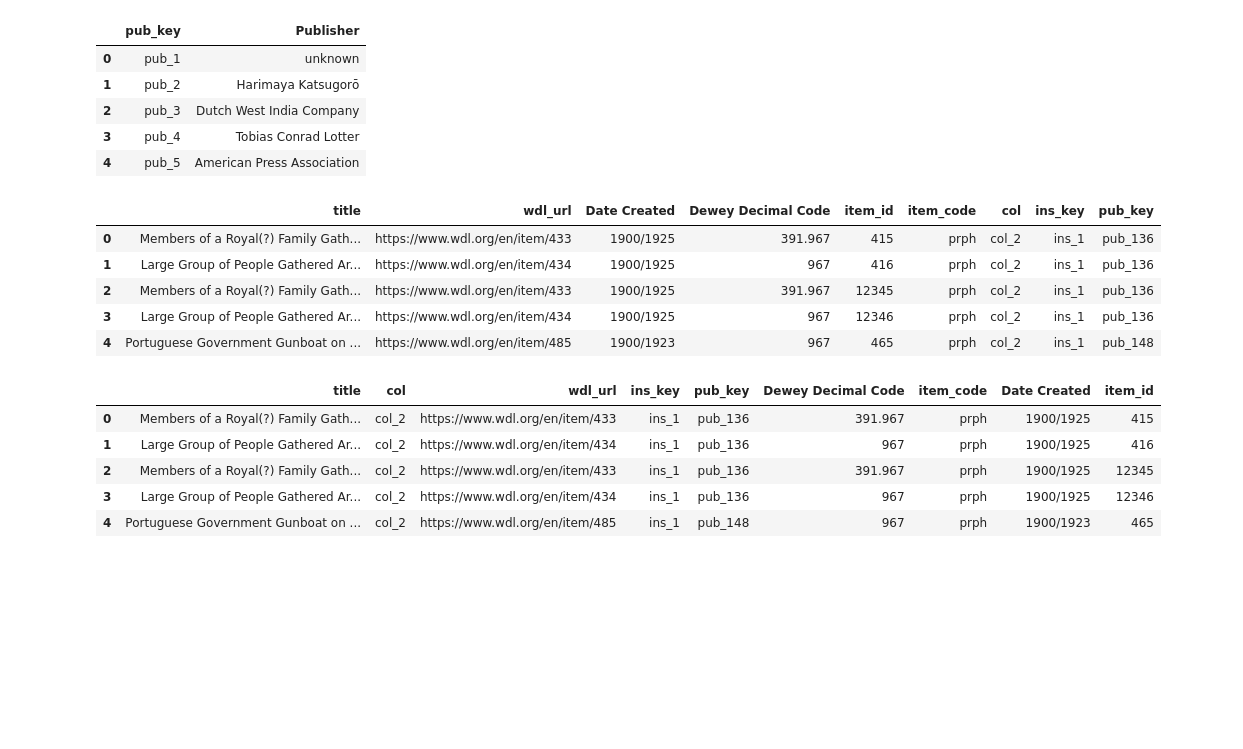
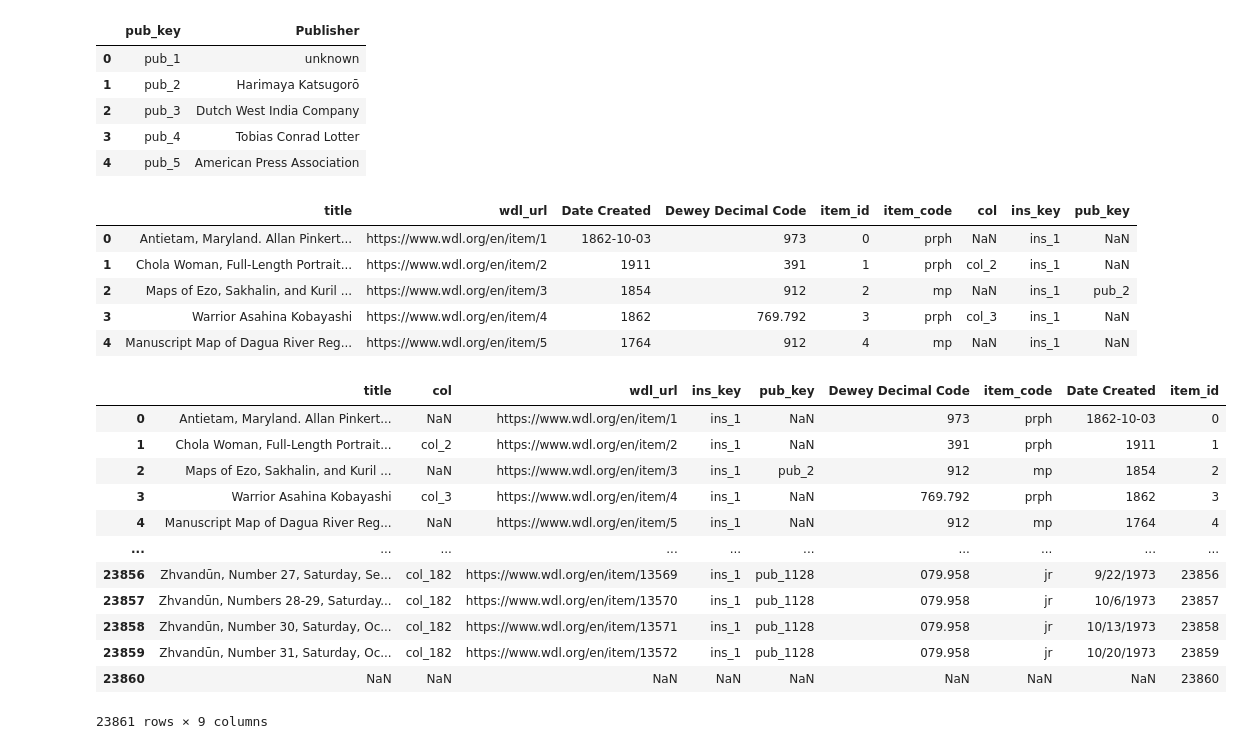
Before and after one commit to caitepley/Project-3, a Jupyter notebook: items_processing.ipynb, the cells around one changed output. Saved outputs shown, nothing was run; the diff lists cells and outputs as text; code cells hidden in the pictures; blank space fills up the shorter version.

```diff
--- a/items_processing.ipynb
+++ b/items_processing.ipynb
@@ -93,7 +94,7 @@ item_type_df
 | 6 | jr | Journals |
 | 7 | np | Newspapers |
 # %%
-items_df = loc_df.merge(item_type_df,how='inner')
+items_df = loc_df.merge(item_type_df,how='left')
 items_df.drop(columns=['Type of Item'],inplace=True)
 items_df
 # %% [output]
@@ -121,7 +122,7 @@ col_type_df.head()
 | 3 | col_4 | Henry Harrisse Collection |
 | 4 | col_5 | United States History |
 # %%
-items_df = items_df.merge(col_type_df,how='inner')
+items_df = items_df.merge(col_type_df,how='left')
 items_df.drop(columns='collection',inplace=True)
 items_df.head()
 # %% [output]
@@ -142,7 +143,7 @@ ins_type_df.head()
 | 3 | ins_4 | National Library of Russia |
 | 4 | ins_5 | Mamma Haidara Commemorative Library |
 # %%
-items_df = items_df.merge(ins_type_df,how='inner')
+items_df = items_df.merge(ins_type_df,how='left')
 items_df.drop(columns='Institution',inplace=True)
 items_df.head()
 # %% [output]
@@ -163,27 +164,34 @@ pub_type_df.head()
 | 3 | pub_4 | Tobias Conrad Lotter |
 | 4 | pub_5 | American Press Association |
 # %%
-items_df = items_df.merge(pub_type_df,how='inner')
+items_df = items_df.merge(pub_type_df,how='left')
 items_df.drop(columns='Publisher',inplace=True)
 items_df.head()
 # %% [output]
 |  | title | wdl_url | Date Created | Dewey Decimal Code | item_id | item_code | col | ins_key | pub_key |
-| 0 | Members of a Royal(?) Family Gath... | https://www.wdl.org/en/item/433 | 1900/1925 | 391.967 | 415 | prph | col_2 | ins_1 | pub_136 |
-| 1 | Large Group of People Gathered Ar... | https://www.wdl.org/en/item/434 | 1900/1925 | 967 | 416 | prph | col_2 | ins_1 | pub_136 |
-| 2 | Members of a Royal(?) Family Gath... | https://www.wdl.org/en/item/433 | 1900/1925 | 391.967 | 12345 | prph | col_2 | ins_1 | pub_136 |
-| 3 | Large Group of People Gathered Ar... | https://www.wdl.org/en/item/434 | 1900/1925 | 967 | 12346 | prph | col_2 | ins_1 | pub_136 |
-| 4 | Portuguese Government Gunboat on ... | https://www.wdl.org/en/item/485 | 1900/1923 | 967 | 465 | prph | col_2 | ins_1 | pub_148 |
+| 0 | Antietam, Maryland. Allan Pinkert... | https://www.wdl.org/en/item/1 | 1862-10-03 | 973 | 0 | prph | NaN | ins_1 | NaN |
+| 1 | Chola Woman, Full-Length Portrait... | https://www.wdl.org/en/item/2 | 1911 | 391 | 1 | prph | col_2 | ins_1 | NaN |
+| 2 | Maps of Ezo, Sakhalin, and Kuril ... | https://www.wdl.org/en/item/3 | 1854 | 912 | 2 | mp | NaN | ins_1 | pub_2 |
+| 3 | Warrior Asahina Kobayashi | https://www.wdl.org/en/item/4 | 1862 | 769.792 | 3 | prph | col_3 | ins_1 | NaN |
+| 4 | Manuscript Map of Dagua River Reg... | https://www.wdl.org/en/item/5 | 1764 | 912 | 4 | mp | NaN | ins_1 | NaN |
 # %%
 items_df = items_df.loc[:,['title','col', 'wdl_url','ins_key','pub_key','Dewey Decimal Code','item_code','Date Created', 'item_id']]
 # %%
-items_df.head()
+items_df
 # %% [output]
 |  | title | col | wdl_url | ins_key | pub_key | Dewey Decimal Code | item_code | Date Created | item_id |
-| 0 | Members of a Royal(?) Family Gath... | col_2 | https://www.wdl.org/en/item/433 | ins_1 | pub_136 | 391.967 | prph | 1900/1925 | 415 |
-| 1 | Large Group of People Gathered Ar... | col_2 | https://www.wdl.org/en/item/434 | ins_1 | pub_136 | 967 | prph | 1900/1925 | 416 |
-| 2 | Members of a Royal(?) Family Gath... | col_2 | https://www.wdl.org/en/item/433 | ins_1 | pub_136 | 391.967 | prph | 1900/1925 | 12345 |
-| 3 | Large Group of People Gathered Ar... | col_2 | https://www.wdl.org/en/item/434 | ins_1 | pub_136 | 967 | prph | 1900/1925 | 12346 |
-| 4 | Portuguese Government Gunboat on ... | col_2 | https://www.wdl.org/en/item/485 | ins_1 | pub_148 | 967 | prph | 1900/1923 | 465 |
+| 0 | Antietam, Maryland. Allan Pinkert... | NaN | https://www.wdl.org/en/item/1 | ins_1 | NaN | 973 | prph | 1862-10-03 | 0 |
+| 1 | Chola Woman, Full-Length Portrait... | col_2 | https://www.wdl.org/en/item/2 | ins_1 | NaN | 391 | prph | 1911 | 1 |
+| 2 | Maps of Ezo, Sakhalin, and Kuril ... | NaN | https://www.wdl.org/en/item/3 | ins_1 | pub_2 | 912 | mp | 1854 | 2 |
+| 3 | Warrior Asahina Kobayashi | col_3 | https://www.wdl.org/en/item/4 | ins_1 | NaN | 769.792 | prph | 1862 | 3 |
+| 4 | Manuscript Map of Dagua River Reg... | NaN | https://www.wdl.org/en/item/5 | ins_1 | NaN | 912 | mp | 1764 | 4 |
+| ... | ... | ... | ... | ... | ... | ... | ... | ... | ... |
+| 23856 | Zhvandūn, Number 27, Saturday, Se... | col_182 | https://www.wdl.org/en/item/13569 | ins_1 | pub_1128 | 079.958 | jr | 9/22/1973 | 23856 |
+| 23857 | Zhvandūn, Numbers 28-29, Saturday... | col_182 | https://www.wdl.org/en/item/13570 | ins_1 | pub_1128 | 079.958 | jr | 10/6/1973 | 23857 |
+| 23858 | Zhvandūn, Number 30, Saturday, Oc... | col_182 | https://www.wdl.org/en/item/13571 | ins_1 | pub_1128 | 079.958 | jr | 10/13/1973 | 23858 |
+| 23859 | Zhvandūn, Number 31, Saturday, Oc... | col_182 | https://www.wdl.org/en/item/13572 | ins_1 | pub_1128 | 079.958 | jr | 10/20/1973 | 23859 |
+| 23860 | NaN | NaN | NaN | NaN | NaN | NaN | NaN | NaN | 23860 |
+23861 rows × 9 columns
 # %%
 # Export the mapping DataFrame to a CSV file
 items_df.to_csv('Resources/items.csv', index=False, sep="|")
```
Also changed, not shown: parts of 6 cells of this notebook, 5 other files.
